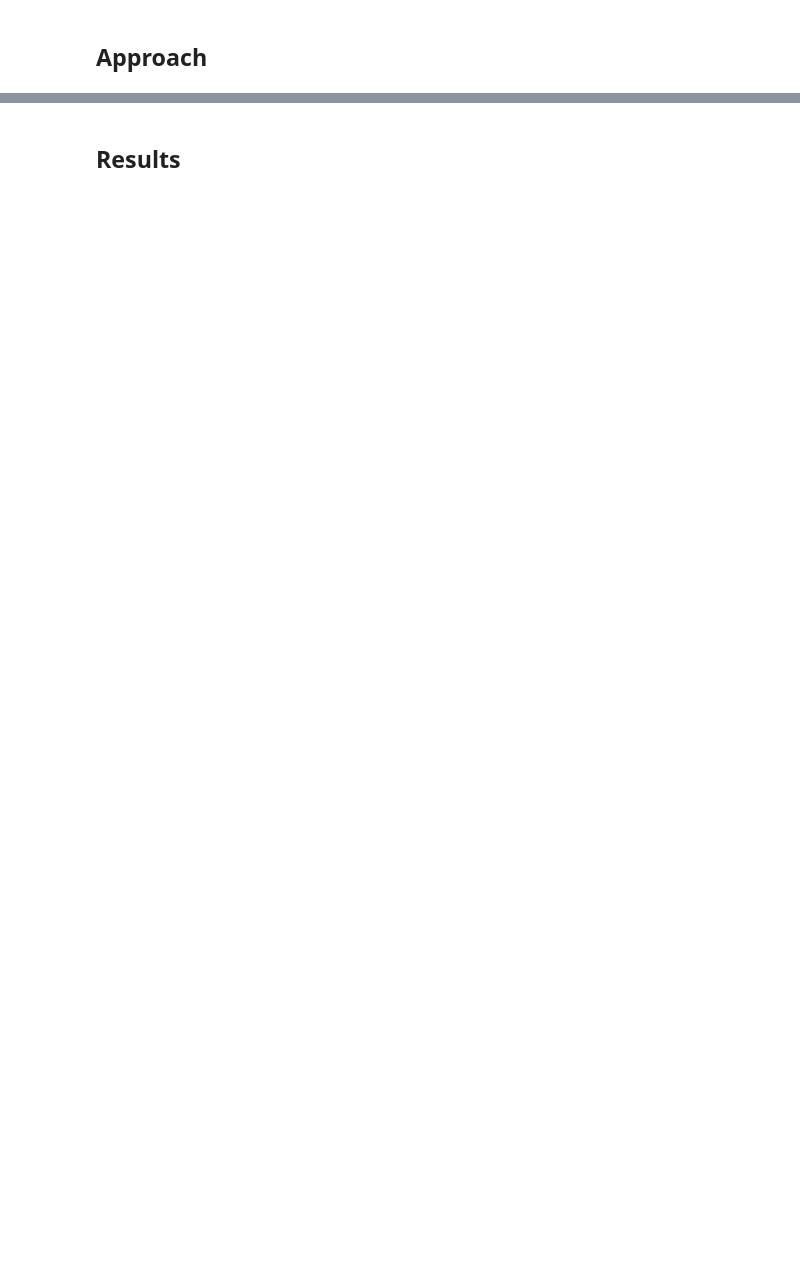
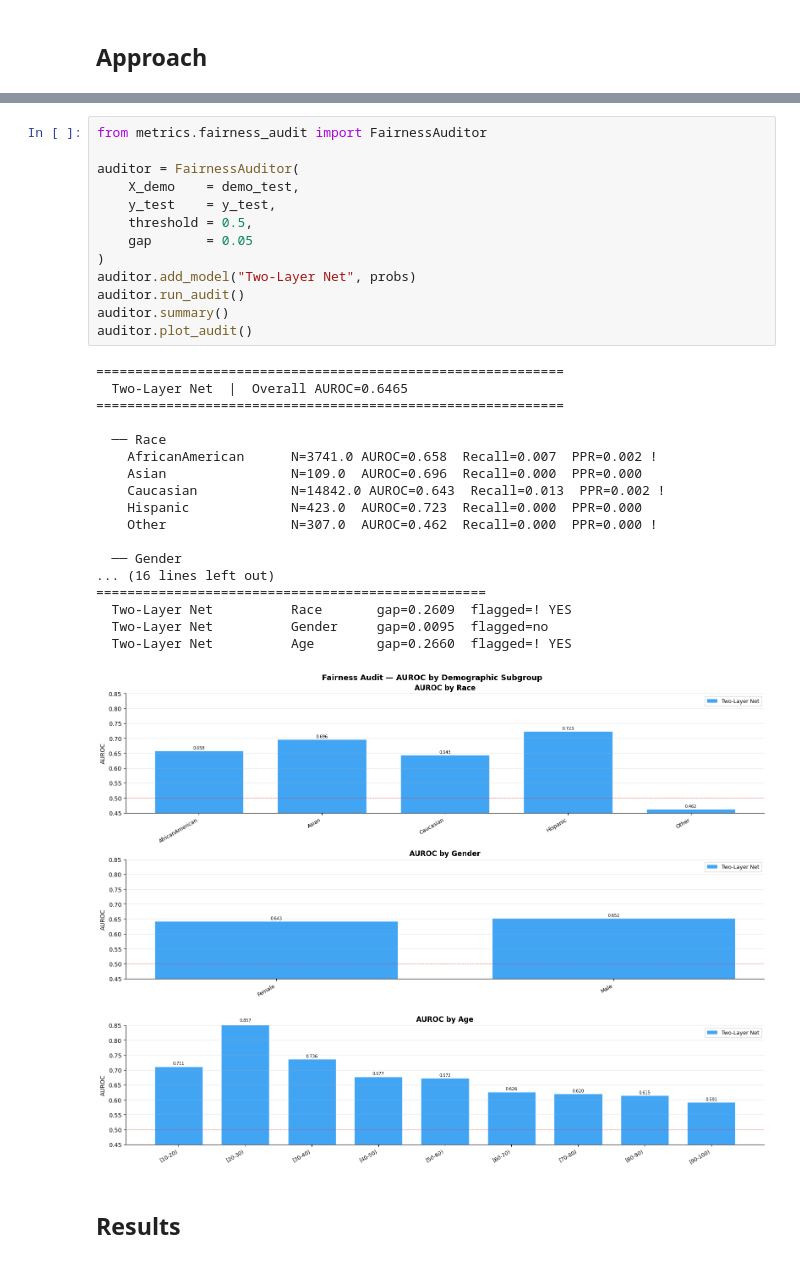
Before and after one commit to JayBirddy/Middlebury-ML-Class-Proj, a Jupyter notebook: report.ipynb, the cells around one changed output, grey strips where cells are left out. Drawn from its saved outputs; the diff is of its cells as text; blank space fills up the shorter version.

```diff
--- a/report.ipynb
+++ b/report.ipynb
@@ -329,3 +481,35 @@ We also ran a demographic fairness audit on all models, breaking down AUROC by r
+# %%
+from metrics.fairness_audit import FairnessAuditor
+
+auditor = FairnessAuditor(
+    X_demo    = demo_test,
+    y_test    = y_test,
+    threshold = 0.5,
+    gap       = 0.05
+)
+auditor.add_model("Two-Layer Net", probs)
+auditor.run_audit()
+auditor.summary()
+auditor.plot_audit()
+# %% [output]
+============================================================
+  Two-Layer Net  |  Overall AUROC=0.6465
+============================================================
+
+  ── Race
+    AfricanAmerican      N=3741.0 AUROC=0.658  Recall=0.007  PPR=0.002 !
+    Asian                N=109.0  AUROC=0.696  Recall=0.000  PPR=0.000
+    Caucasian            N=14842.0 AUROC=0.643  Recall=0.013  PPR=0.002 !
+    Hispanic             N=423.0  AUROC=0.723  Recall=0.000  PPR=0.000
+    Other                N=307.0  AUROC=0.462  Recall=0.000  PPR=0.000 !
+
+  ── Gender
+... (16 lines left out)
+==================================================
+  Two-Layer Net          Race       gap=0.2609  flagged=! YES
+  Two-Layer Net          Gender     gap=0.0095  flagged=no
+  Two-Layer Net          Age        gap=0.2660  flagged=! YES
+[figure, added]
 # %% [markdown]
 ## Results <a id="results"></a>
 # %%
```
Also changed, not shown: parts of 19 cells of this notebook, 16 other files.
